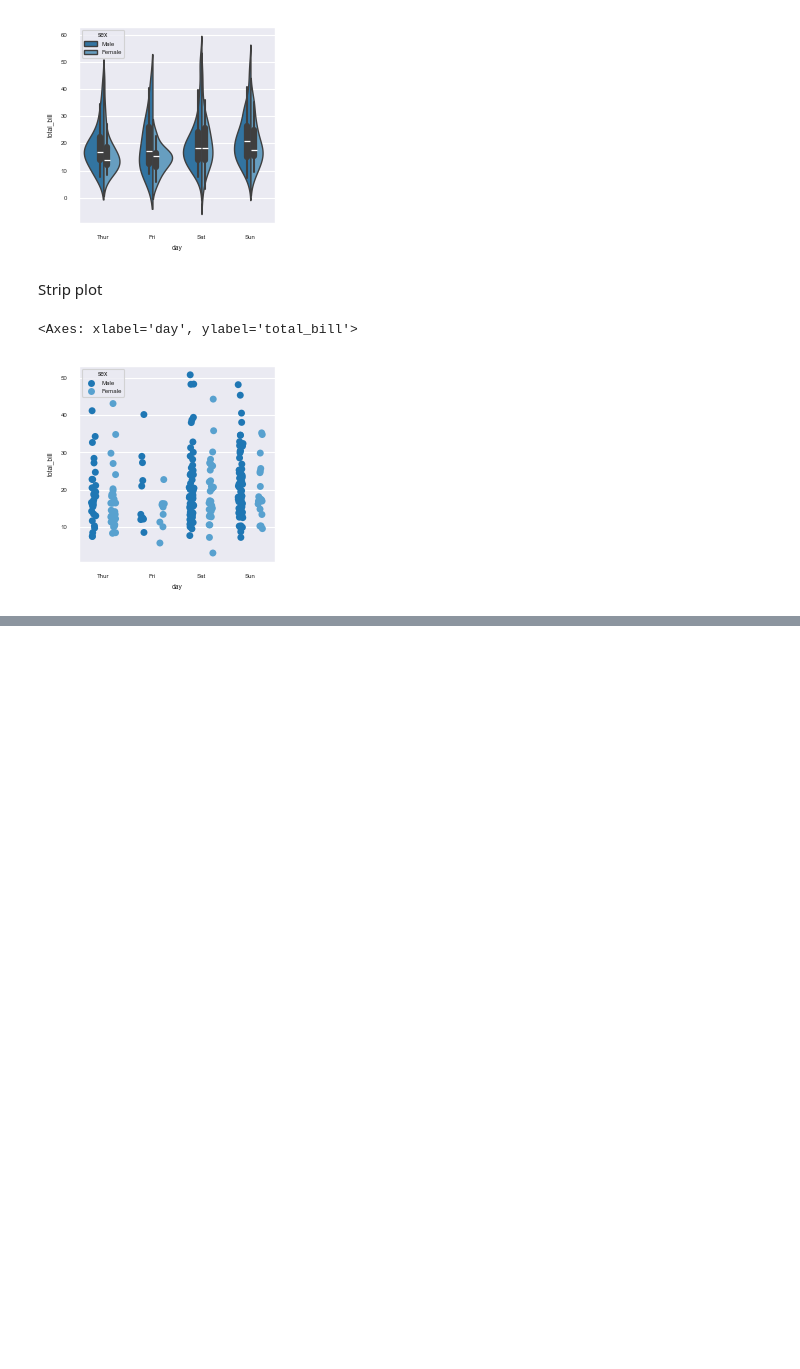
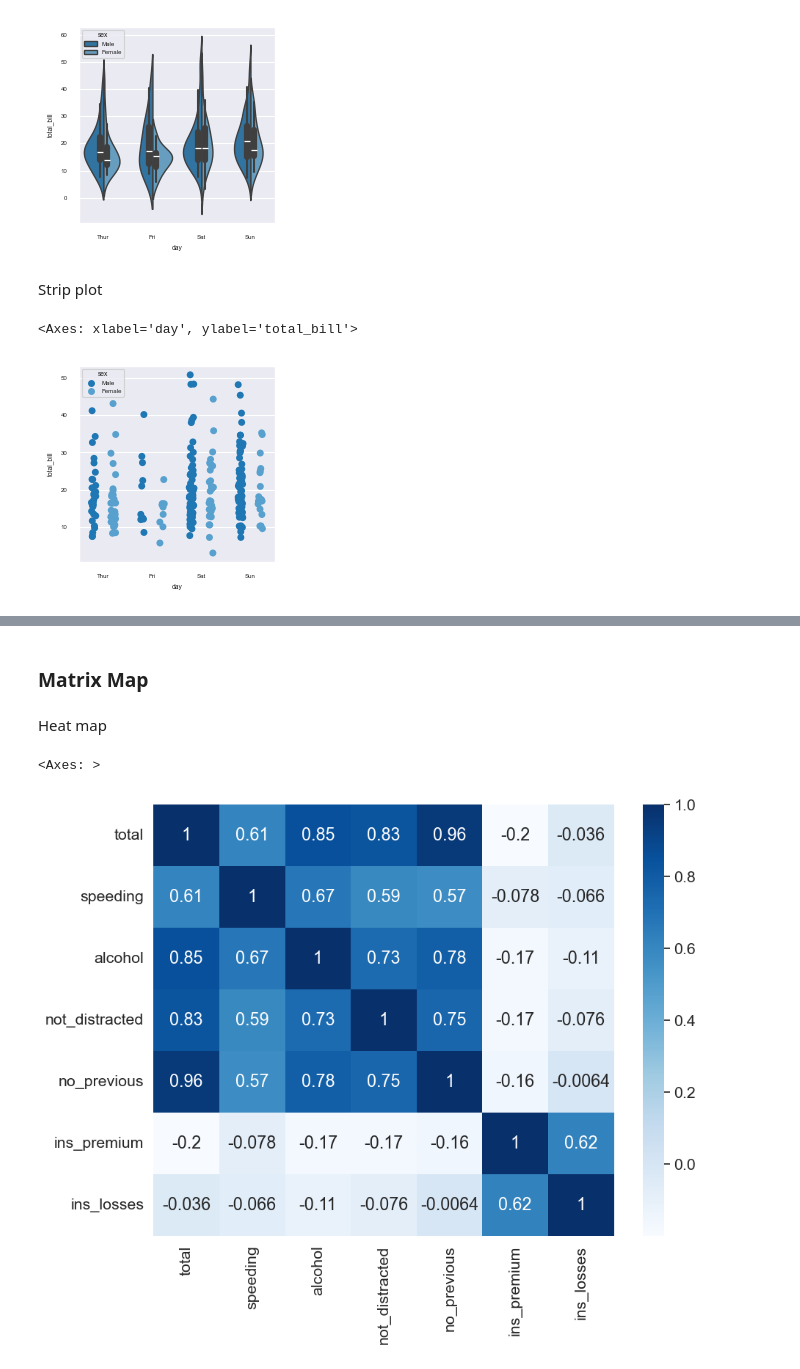
Before and after one commit to Darshan2082002/Python-Project-for-my-understanding, a Jupyter notebook: Python_code_practice/matplotlib.ipynb, the cells around one changed output, grey strips where cells are left out. Saved outputs shown, nothing was run; the diff lists cells and outputs as text; code cells hidden in the pictures; blank space fills up the shorter version.

```diff
--- a/Python_code_practice/matplotlib.ipynb
+++ b/Python_code_practice/matplotlib.ipynb
@@ -393,0 +416,12 @@ sns.stripplot(x='day',y='total_bill',data=tips,hue='sex',jitter=True,dodge=True)
+# %% [markdown]
+### Matrix Map
+# %% [markdown]
+Heat map
+# %%
+plt.figure(figsize=(8,6))
+sns.set_context('notebook',font_scale=1.4)
+# use only numeric columns so string column 'abbrev' doesn't cause conversion errors
+sns.heatmap(crash.select_dtypes(include=[np.number]).corr(), annot=True, cmap='Blues')
+# %% [output]
+<Axes: >
+[figure, added]
```
Also changed, not shown: parts of 8 cells of this notebook.
